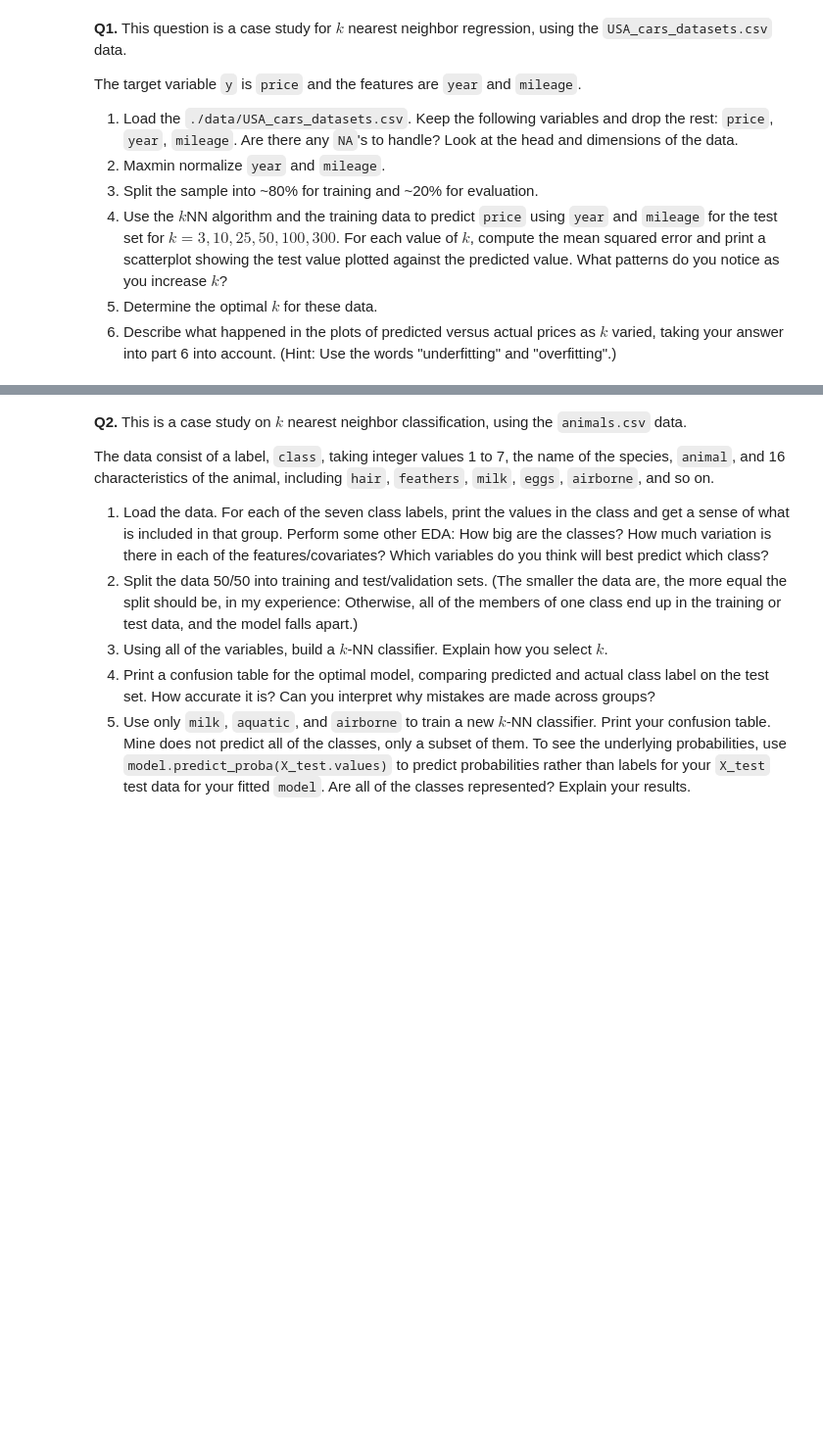
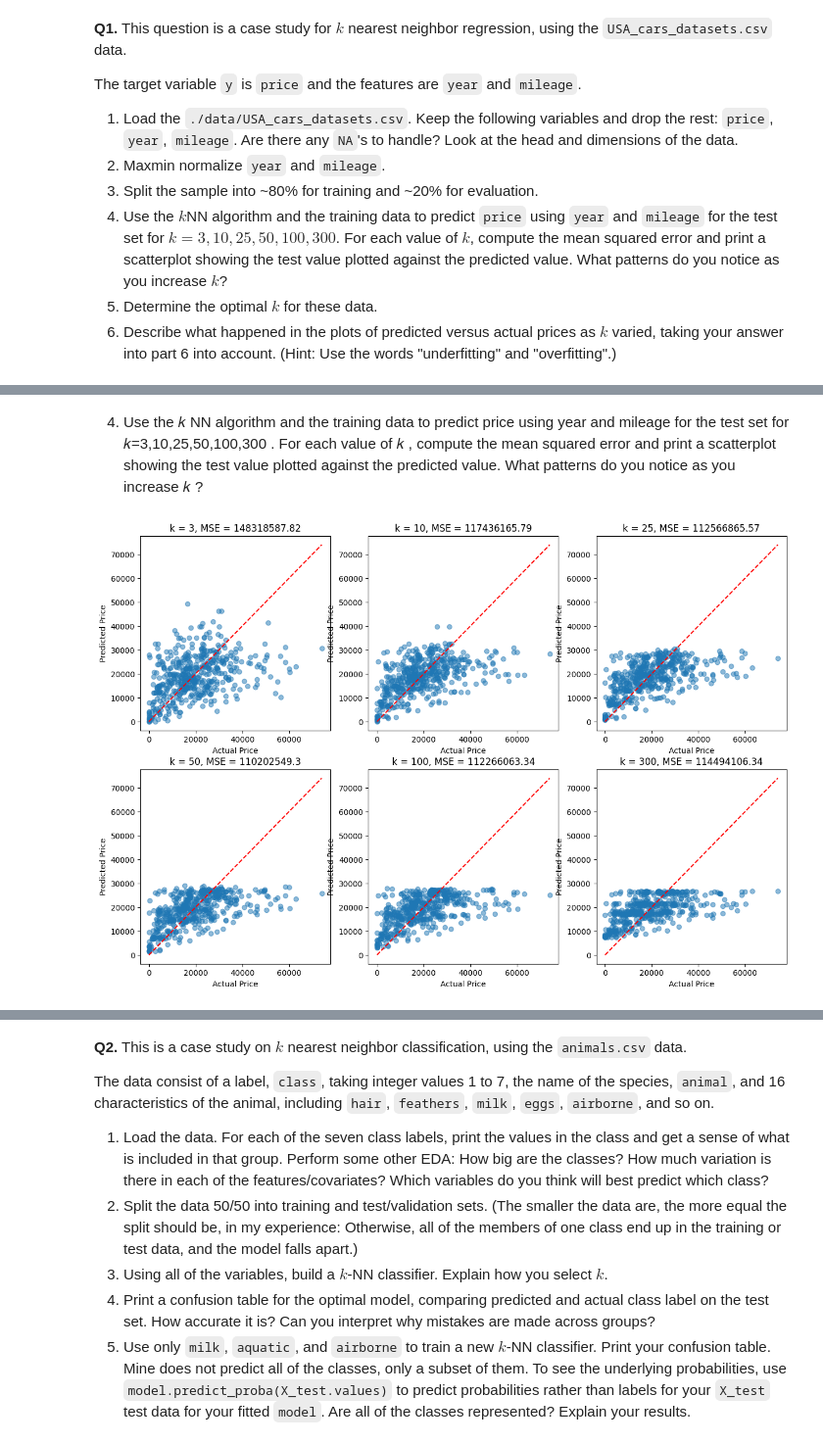
Before and after one commit to KeerHu73/knn, a Jupyter notebook: assignment/assignment_knn.ipynb, the cells around one changed output, grey strips where cells are left out. Shown at 98% size. Cells and saved outputs as stored; diff of their text form; code cells hidden in the pictures; blank space fills up the shorter version.

```diff
--- a/assignment/assignment_knn.ipynb
+++ b/assignment/assignment_knn.ipynb
@@ -27,0 +112,16 @@ The target variable `y` is `price` and the features are `year` and `mileage`.
+# %%
+from sklearn.model_selection import train_test_split
+
+# Define features and target variable
+X = df[['year', 'mileage']]
+y = df['price']
+
+# Ensure X contains only float values
+X = df[['year', 'mileage']].astype(float).values
+y = df['price'].astype(float).values
+
+# Split data
+X_train, X_test, y_train, y_test = train_test_split(X, y, test_size=0.2, random_state=42)
+
+# Display dataset sizes
+print(X_train.shape, X_test.shape)
@@ -27,0 +130,63 @@ The target variable `y` is `price` and the features are `year` and `mileage`.
+# %% [markdown]
+4. Use the  𝑘 NN algorithm and the training data to predict price using year and mileage for the test set for  𝑘=3,10,25,50,100,300 . For each value of  𝑘 , compute the mean squared error and print a scatterplot showing the test value plotted against the predicted value. What patterns do you notice as you increase  𝑘 ?
+# %%
+from sklearn.metrics import mean_squared_error
+# kNN regression function (following the PDF method)
+def knn_regression(x_hat, X_train, y_train, k):
+    """
+    Implements kNN regression:
+    - x_hat: test sample to predict
+    - X_train: training data
+    - y_train: corresponding price values for training data
+    - k: number of nearest neighbors to consider
+    """
+    distances = []
+
+    # Compute Euclidean distances manually
+    for x_train in X_train:
+        distance = np.sqrt(np.sum((x_hat - x_train) ** 2))
+        distances.append(distance)
+
+    distances = np.array(distances)
+
+    # Find indices of k nearest neighbors
+    neighbors_idx = np.argsort(distances)[:k]
+
+    # Compute mean price of k-nearest neighbors
+    y_pred = np.mean(y_train[neighbors_idx])
+
+    return y_pred
+
+# Set k values
+k_values = [3, 10, 25, 50, 100, 300]
+mse_values = []
+
+# Plot results
+plt.figure(figsize=(15, 10))
+
+for i, k in enumerate(k_values):
+    y_preds = []
+
+    # Predict price for each test sample using explicit loops
+    for x in X_test:
+        y_pred = knn_regression(x, X_train, y_train, k)
+        y_preds.append(y_pred)
+
+    y_preds = np.array(y_preds)
+
+    # Compute MSE
+    mse = mean_squared_error(y_test, y_preds)
+    mse_values.append(mse)
+
+    # Scatter plot of actual vs. predicted prices
+    plt.subplot(2, 3, i + 1) #Arrange plots in 2 rows, 3 columns
+    plt.scatter(y_test, y_preds, alpha=0.5)
+    plt.plot([y_test.min(), y_test.max()], [y_test.min(), y_test.max()], 'r--')  # Perfect prediction reference line
+    plt.xlabel("Actual Price")
+    plt.ylabel("Predicted Price")
+    plt.title("k = " + str(k) + ", MSE = " + str(round(mse, 2)))
+
+
+plt.show()
+# %% [output]
+[figure, added]
```
Also changed, not shown: parts of 18 cells of this notebook.
